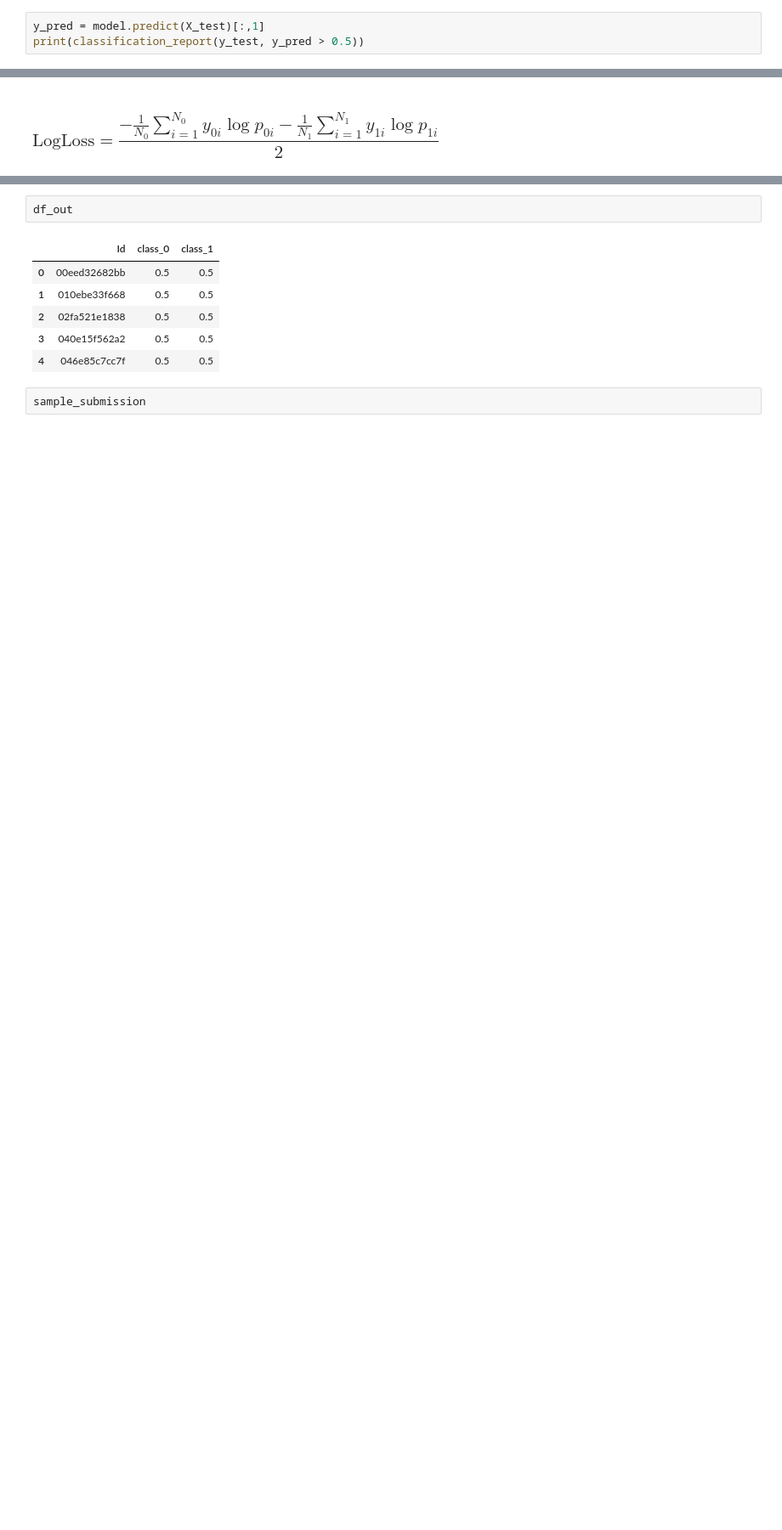
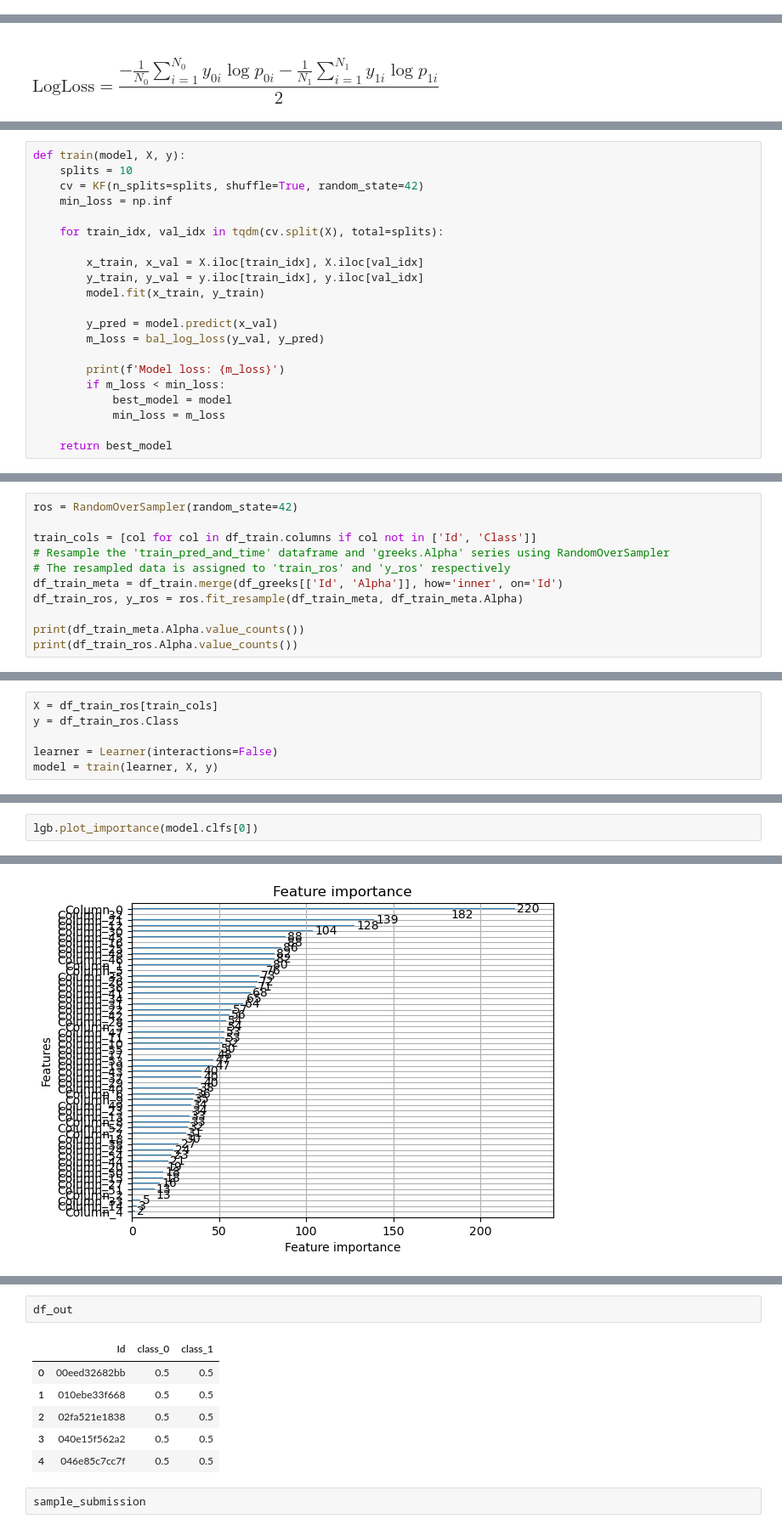
Before and after one commit to DylanZammit/kaggle-ICR---Identifying-Age-Related-Conditions, a Jupyter notebook: age-related-conditions.ipynb, the cells around one changed output, grey strips where cells are left out. Shown at 85% size. Cells and saved outputs as stored; diff of their text form; blank space fills up the shorter version.

```diff
--- a/age-related-conditions.ipynb
+++ b/age-related-conditions.ipynb
@@ -253,3 +109,0 @@ weighted avg       0.94      0.91      0.91       617
-# %%
-y_pred = model.predict(X_test)[:,1]
-print(classification_report(y_test, y_pred > 0.5))
@@ -287,0 +240,21 @@ def bal_log_loss(y_true, y_pred):
+# %%
+def train(model, X, y):
+    splits = 10
+    cv = KF(n_splits=splits, shuffle=True, random_state=42)
+    min_loss = np.inf
+
+    for train_idx, val_idx in tqdm(cv.split(X), total=splits):
+
+        x_train, x_val = X.iloc[train_idx], X.iloc[val_idx]
+        y_train, y_val = y.iloc[train_idx], y.iloc[val_idx]
+        model.fit(x_train, y_train)
+
+        y_pred = model.predict(x_val)
+        m_loss = bal_log_loss(y_val, y_pred)
+
+        print(f'Model loss: {m_loss}')
+        if m_loss < min_loss:
+            best_model = model
+            min_loss = m_loss
+
+    return best_model
@@ -287,0 +265,11 @@ def bal_log_loss(y_true, y_pred):
+# %%
+ros = RandomOverSampler(random_state=42)
+
+train_cols = [col for col in df_train.columns if col not in ['Id', 'Class']]
+# Resample the 'train_pred_and_time' dataframe and 'greeks.Alpha' series using RandomOverSampler
+# The resampled data is assigned to 'train_ros' and 'y_ros' respectively
+df_train_meta = df_train.merge(df_greeks[['Id', 'Alpha']], how='inner', on='Id')
+df_train_ros, y_ros = ros.fit_resample(df_train_meta, df_train_meta.Alpha)
+
+print(df_train_meta.Alpha.value_counts())
+print(df_train_ros.Alpha.value_counts())
@@ -287,0 +287,6 @@ def bal_log_loss(y_true, y_pred):
+# %%
+X = df_train_ros[train_cols]
+y = df_train_ros.Class
+
+learner = Learner(interactions=False)
+model = train(learner, X, y)
@@ -287,0 +308,3 @@ def bal_log_loss(y_true, y_pred):
+# %%
+lgb.plot_importance(model.clfs[0])
+# %% [output]
@@ -287,0 +312 @@ def bal_log_loss(y_true, y_pred):
+[figure, added]
```
Also changed, not shown: parts of 27 cells of this notebook.
